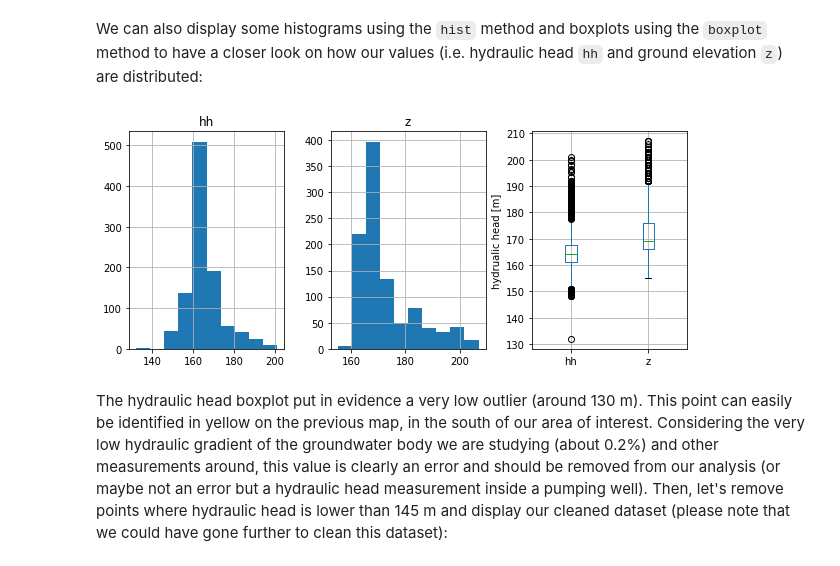
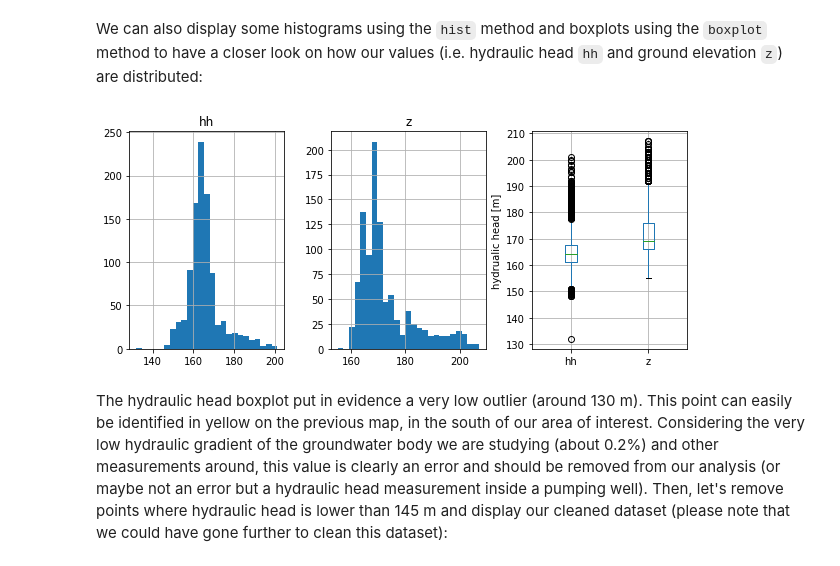
Before and after one commit to guiattard/geoscience-notebooks, a Jupyter notebook: geostatistics-applied-to-hydrogeology-with-scikit-gstat/geostatistics-applied-to-hydrogeology-with-scikit-gstat.ipynb, the cells around one changed output. Saved outputs shown, nothing was run; the diff lists cells and outputs as text; code cells hidden in the pictures.

```diff
--- a/geostatistics-applied-to-hydrogeology-with-scikit-gstat/geostatistics-applied-to-hydrogeology-with-scikit-gstat.ipynb
+++ b/geostatistics-applied-to-hydrogeology-with-scikit-gstat/geostatistics-applied-to-hydrogeology-with-scikit-gstat.ipynb
@@ -237,15 +264,15 @@ We can also display some histograms using the `hist` method and boxplots using t
 # %%
 fig, axs = plt.subplots(1,3, figsize=(10,4))
 ax = axs[0:2]
-gdf[['hh', 'z']].hist(ax = ax)
+gdf[['hh', 'z']].hist(ax = ax, bins=25)
 
 ax = axs[2]
 ax.set_ylabel('hydrualic head [m]')
 gdf[['hh', 'z']].boxplot(ax = ax)
 
 plt.show()
 # %% [output]
-[figure, old version]
+[figure, new version]
 # %% [markdown]
 The hydraulic head boxplot put in evidence a very low outlier (around 130 m). This point can easily be identified in yellow on the previous map, in the south of our area of interest. Considering the very low hydraulic gradient of the groundwater body we are studying (about 0.2\%) and other measurements around, this value is clearly an error and should be removed from our analysis (or maybe not an error but a hydraulic head measurement inside a pumping well). Then, let's remove points where hydraulic head is lower than 145 m and display our cleaned dataset (please note that we could have gone further to clean this dataset):
 # %%
```
Also changed, not shown: parts of 21 cells of this notebook.
